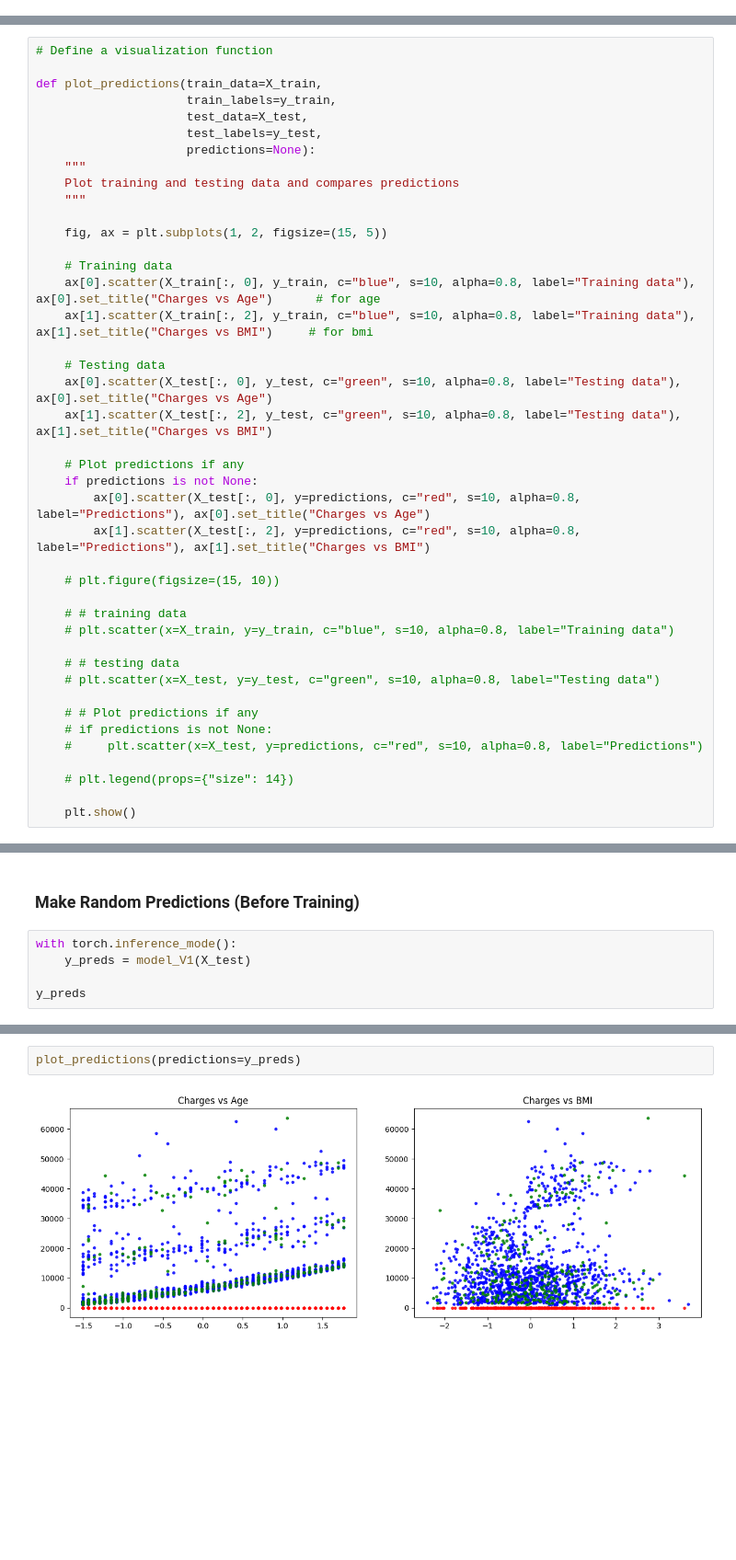
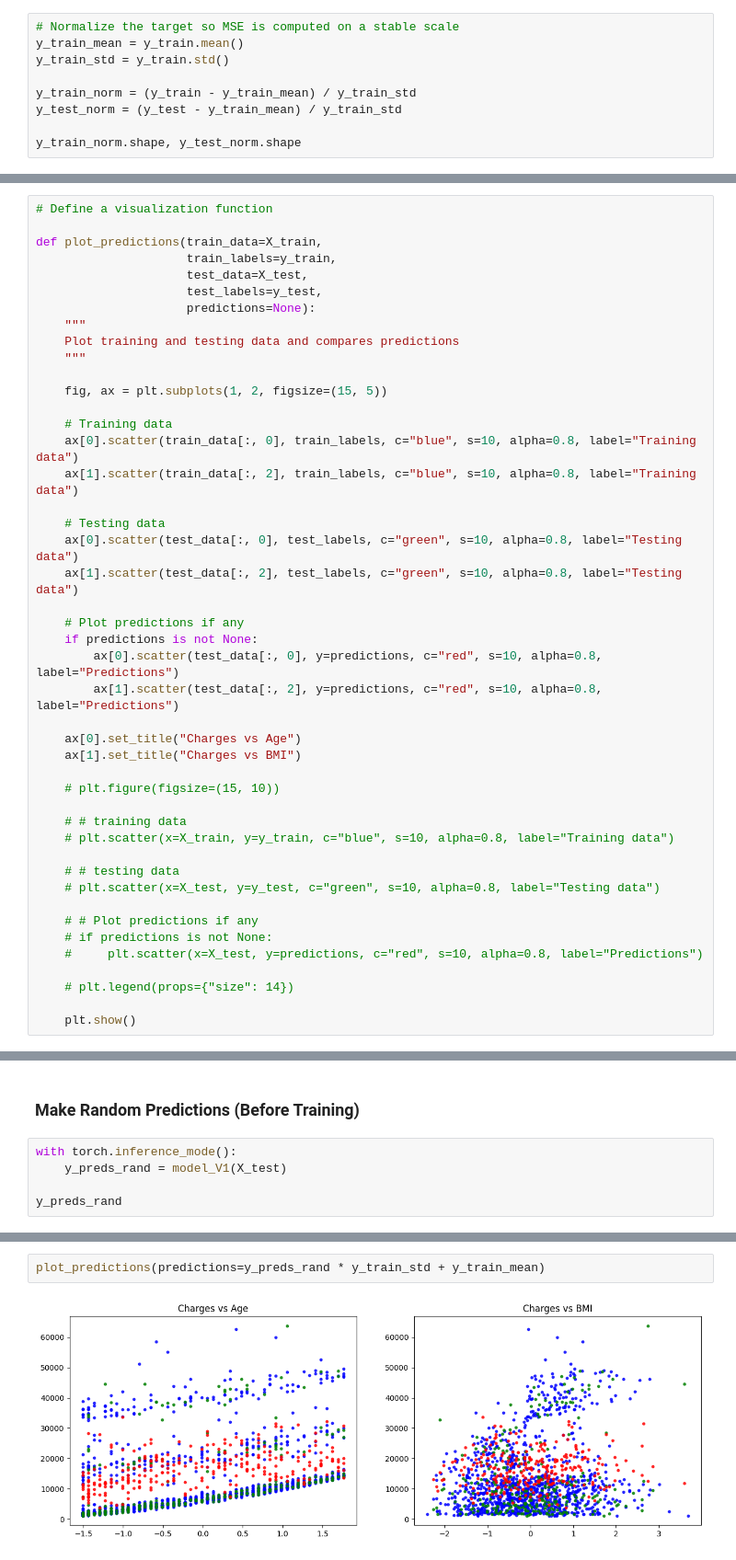
Before and after one commit to Game-Coder-94/Insurance-Cost-Forecasting, a Jupyter notebook: training.ipynb, the cells around one changed output, grey strips where cells are left out. Shown at 92% size. Drawn from its saved outputs; the diff is of its cells as text; blank space fills up the shorter version.

Commit message:
Training 1 complete

```diff
--- a/training.ipynb
+++ b/training.ipynb
@@ -124,3 +124,12 @@ X_train.shape, X_test.shape, y_train.shape, y_test.shape
  torch.Size([268, 9]),
  torch.Size([1070]),
  torch.Size([268]))
+# %%
+# Normalize the target so MSE is computed on a stable scale
+y_train_mean = y_train.mean()
+y_train_std = y_train.std()
+
+y_train_norm = (y_train - y_train_mean) / y_train_std
+y_test_norm = (y_test - y_train_mean) / y_train_std
+
+y_train_norm.shape, y_test_norm.shape
@@ -141,17 +152,20 @@ def plot_predictions(train_data=X_train,
     fig, ax = plt.subplots(1, 2, figsize=(15, 5))
 
     # Training data
-    ax[0].scatter(X_train[:, 0], y_train, c="blue", s=10, alpha=0.8, label="Training data"), ax[0].set_title("Charges vs Age")      # for age
-    ax[1].scatter(X_train[:, 2], y_train, c="blue", s=10, alpha=0.8, label="Training data"), ax[1].set_title("Charges vs BMI")     # for bmi
+    ax[0].scatter(train_data[:, 0], train_labels, c="blue", s=10, alpha=0.8, label="Training data")
+    ax[1].scatter(train_data[:, 2], train_labels, c="blue", s=10, alpha=0.8, label="Training data")
 
     # Testing data
-    ax[0].scatter(X_test[:, 0], y_test, c="green", s=10, alpha=0.8, label="Testing data"), ax[0].set_title("Charges vs Age")
-    ax[1].scatter(X_test[:, 2], y_test, c="green", s=10, alpha=0.8, label="Testing data"), ax[1].set_title("Charges vs BMI")
+    ax[0].scatter(test_data[:, 0], test_labels, c="green", s=10, alpha=0.8, label="Testing data")
+    ax[1].scatter(test_data[:, 2], test_labels, c="green", s=10, alpha=0.8, label="Testing data")
 
     # Plot predictions if any
     if predictions is not None:
-        ax[0].scatter(X_test[:, 0], y=predictions, c="red", s=10, alpha=0.8, label="Predictions"), ax[0].set_title("Charges vs Age")
-        ax[1].scatter(X_test[:, 2], y=predictions, c="red", s=10, alpha=0.8, label="Predictions"), ax[1].set_title("Charges vs BMI")
+        ax[0].scatter(test_data[:, 0], y=predictions, c="red", s=10, alpha=0.8, label="Predictions")
+        ax[1].scatter(test_data[:, 2], y=predictions, c="red", s=10, alpha=0.8, label="Predictions")
+
+    ax[0].set_title("Charges vs Age")
+    ax[1].set_title("Charges vs BMI")
 
     # plt.figure(figsize=(15, 10))
 
@@ -225,7 +239,7 @@ OrderedDict([('linear.weight',
 ### Make Random Predictions (Before Training)
 # %%
 with torch.inference_mode():
-    y_preds = model_V1(X_test)
+    y_preds_rand = model_V1(X_test)
 
-y_preds
+y_preds_rand
 # %% [output]
@@ -249,4 +263,4 @@ tensor([[ 0.0127],
 # %%
-plot_predictions(predictions=y_preds)
+plot_predictions(predictions=y_preds_rand * y_train_std + y_train_mean)
 # %% [output]
-[figure, old version]
+[figure, new version]
```
Also changed, not shown: parts of 12 cells of this notebook.
